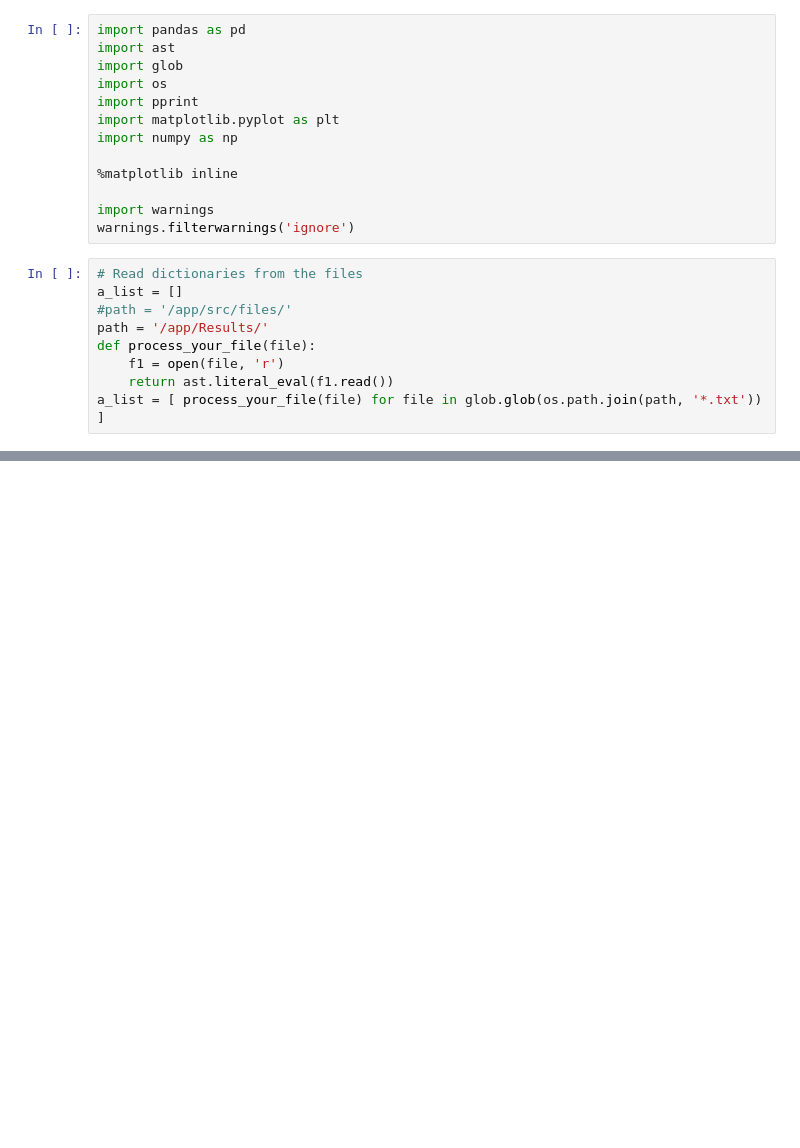
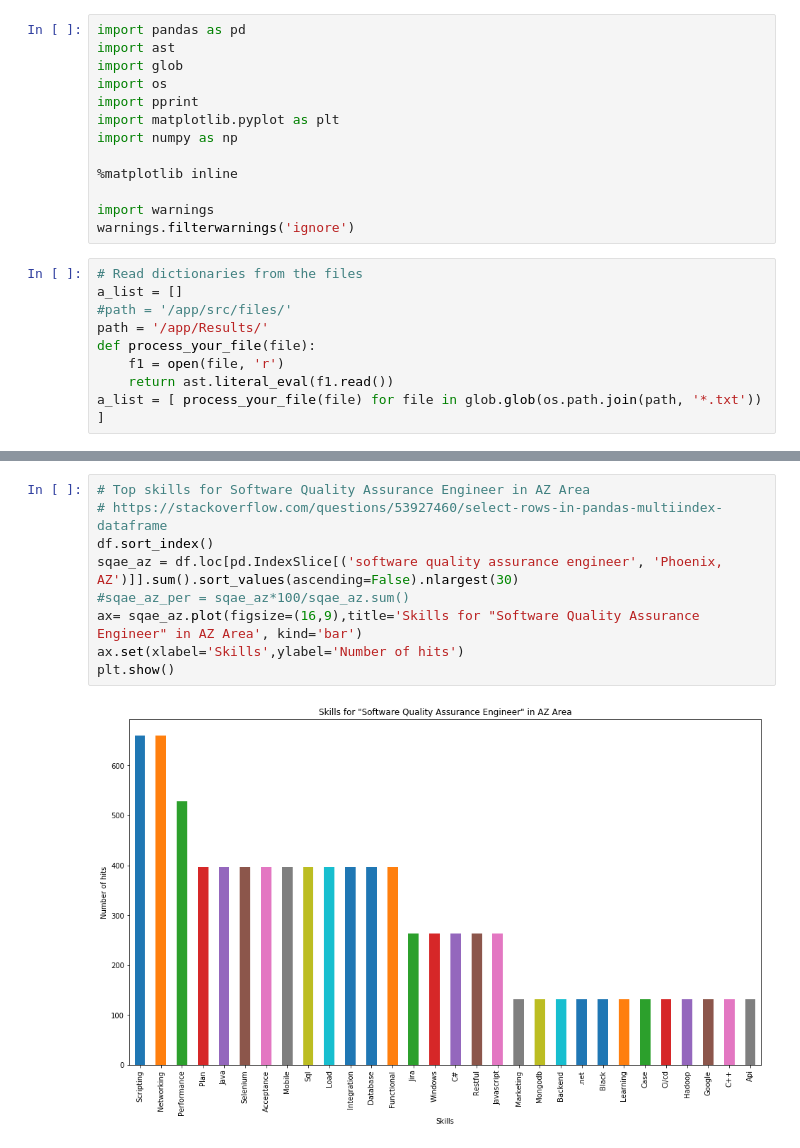
Before and after one commit to bbookman/SkillDemand, a Jupyter notebook: Notebooks/data_graph.ipynb, the cells around one changed output, grey strips where cells are left out. Saved outputs shown, nothing was run; the diff lists cells and outputs as text; blank space fills up the shorter version.

```diff
--- a/Notebooks/data_graph.ipynb
+++ b/Notebooks/data_graph.ipynb
@@ -193,0 +108,11 @@ plt.show()
+# %%
+# Top skills for Software Quality Assurance Engineer in AZ Area
+# https://stackoverflow.com/questions/53927460/select-rows-in-pandas-multiindex-dataframe
+df.sort_index()
+sqae_az = df.loc[pd.IndexSlice[('software quality assurance engineer', 'Phoenix, AZ')]].sum().sort_values(ascending=False).nlargest(30)
+#sqae_az_per = sqae_az*100/sqae_az.sum()
+ax= sqae_az.plot(figsize=(16,9),title='Skills for "Software Quality Assurance Engineer" in AZ Area', kind='bar')
+ax.set(xlabel='Skills',ylabel='Number of hits')
+plt.show()
+# %% [output]
+[figure, added]
```
Also changed, not shown: parts of 44 cells of this notebook.
